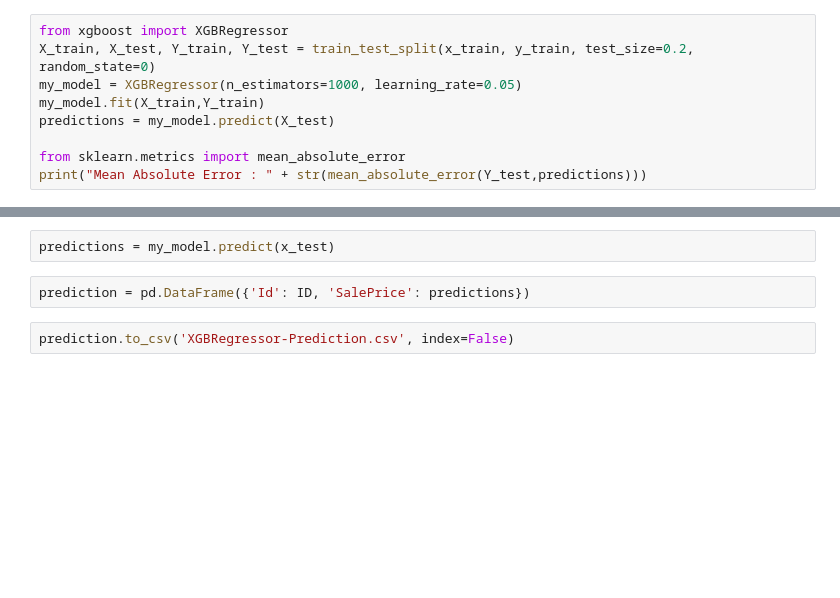
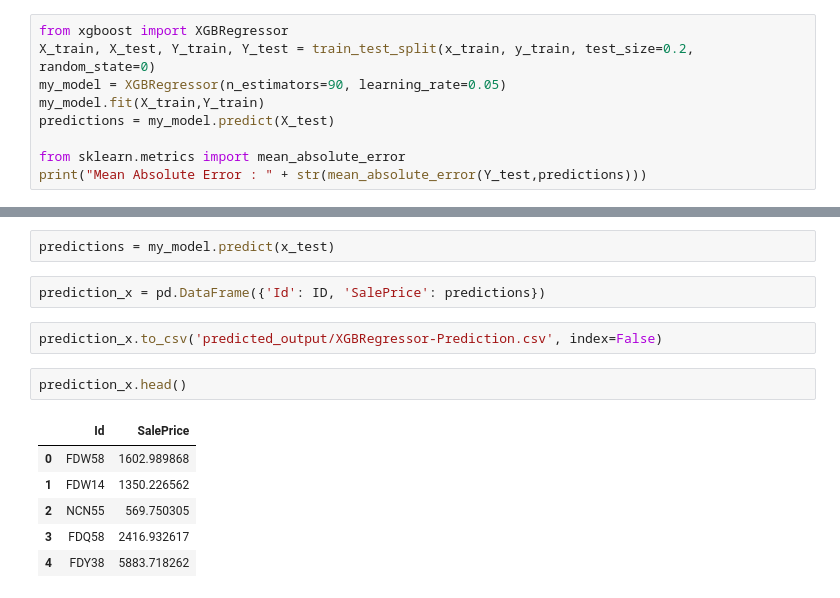
Before and after one commit to ashishsth7586/PyTorch, a Jupyter notebook: 02_bigmart-sales/Big Mart Sales - Data Visualization, Cleaning and Prediction.ipynb, the cells around one changed output, grey strips where cells are left out. Cells and saved outputs as stored; diff of their text form; blank space fills up the shorter version.

```diff
--- a/02_bigmart-sales/Untitled.ipynb
+++ b/02_bigmart-sales/Big Mart Sales - Data Visualization, Cleaning and Prediction.ipynb
@@ -301,7 +311,7 @@ prediction.to_csv('multiclass-regression-Prediction.csv', index=False)
 # %%
 from xgboost import XGBRegressor
 X_train, X_test, Y_train, Y_test = train_test_split(x_train, y_train, test_size=0.2, random_state=0)
-my_model = XGBRegressor(n_estimators=1000, learning_rate=0.05)
+my_model = XGBRegressor(n_estimators=90, learning_rate=0.05)
 my_model.fit(X_train,Y_train)
 predictions = my_model.predict(X_test)
 
@@ -313,6 +323,15 @@ Mean Absolute Error : 808.8397184120166
 # %%
 predictions = my_model.predict(x_test)
 # %%
-prediction = pd.DataFrame({'Id': ID, 'SalePrice': predictions})
+prediction_x = pd.DataFrame({'Id': ID, 'SalePrice': predictions})
 # %%
-prediction.to_csv('XGBRegressor-Prediction.csv', index=False)
+prediction_x.to_csv('predicted_output/XGBRegressor-Prediction.csv', index=False)
+# %%
+prediction_x.head()
+# %% [output]
+|  | Id | SalePrice |
+| 0 | FDW58 | 1602.989868 |
+| 1 | FDW14 | 1350.226562 |
+| 2 | NCN55 | 569.750305 |
+| 3 | FDQ58 | 2416.932617 |
+| 4 | FDY38 | 5883.718262 |
```
Also changed, not shown: parts of 8 cells of this notebook, 3 other files.
